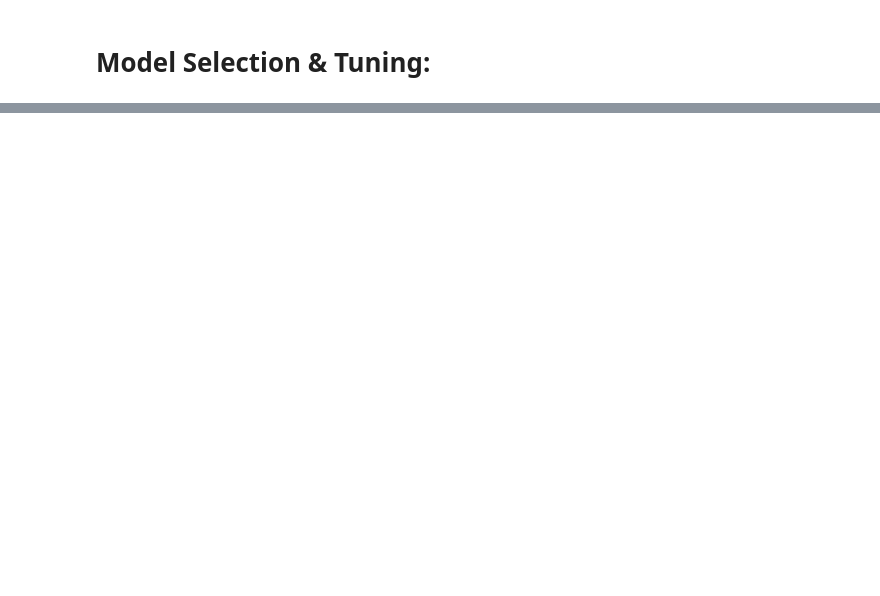
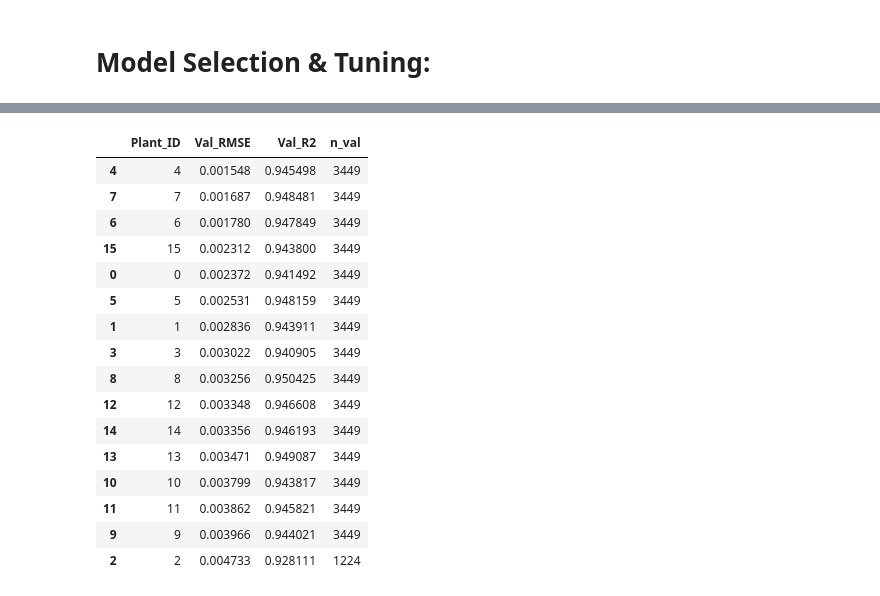
Before and after one commit to Katpst/Solar-Energy-Production-Forecasting, a Jupyter notebook: ML_Forecasting.ipynb, the cells around one changed output, grey strips where cells are left out. Cells and saved outputs as stored; diff of their text form; code cells hidden in the pictures; blank space fills up the shorter version.

```diff
--- a/ML_Forecasting.ipynb
+++ b/ML_Forecasting.ipynb
@@ -811,0 +920,81 @@ KeyboardInterrupt:
+# %%
+#Function to apply light model to each plant
+def train_evaluate_lgbm_local(X_train, y_train, X_val, y_val):
+    """
+    Trains and evaluates a LightGBM model for a single plant.
+    Returns validation RMSE and R2 scores.
+    """
+    model = lgb.LGBMRegressor(n_estimators=100, random_state=42)
+    model.fit(X_train, y_train)
+
+    val_preds = model.predict(X_val)
+    val_preds = np.clip(val_preds, 0, None) # Ensure non-negative predictions
+
+    rmse = np.sqrt(mean_squared_error(y_val, val_preds))
+    r2 = r2_score(y_val, val_preds)
+    return rmse, r2
+# %%
+# create a list to store local results (one model per plant)
+local_model_results = []
+
+# get the unique plant ids from the raw plant id column
+unique_plant_ids = sorted(X_train_orig["Plant_ID_raw"].dropna().unique())
+
+# drop the id columns because in a local model we already know the plant
+# (so Plant_ID_raw and Plant_ID_* one-hot columns add no useful information)
+plant_id_cols_to_drop = ["Plant_ID_raw"] + [c for c in X_train_orig.columns if c.startswith("Plant_ID_")]
+
+
+# loop over each plant and train a separate model
+for plant_id in unique_plant_ids:
+
+    # filter train set for this plant
+    X_train_plant = X_train_orig[X_train_orig["Plant_ID_raw"] == plant_id].copy()
+    y_train_plant = y_train[X_train_orig["Plant_ID_raw"] == plant_id].copy()
+
+    # filter validation set for this plant
+    X_val_plant = X_val_orig[X_val_orig["Plant_ID_raw"] == plant_id].copy()
+    y_val_plant = y_val[X_val_orig["Plant_ID_raw"] == plant_id].copy()
+
+    # drop Plant_ID-related columns from both sets
+    X_train_plant_filtered = X_train_plant.drop(columns=plant_id_cols_to_drop, errors="ignore")
+    X_val_plant_filtered   = X_val_plant.drop(columns=plant_id_cols_to_drop, errors="ignore")
+
+    # align validation columns to training columns (avoid column mismatch errors)
+    X_val_plant_filtered = X_val_plant_filtered.reindex(columns=X_train_plant_filtered.columns, fill_value=0)
+
+    # train + evaluate the local LightGBM model for this plant
+    rmse, r2 = train_evaluate_lgbm_local(
+        X_train_plant_filtered, y_train_plant,
+        X_val_plant_filtered,   y_val_plant
+    )
+
+    # store results
+    local_model_results.append({
+        "Plant_ID": plant_id,
+        "Val_RMSE": rmse,
+        "Val_R2": r2,
+        "n_val": len(y_val_plant)
+    })
+
+
+local_results_df = pd.DataFrame(local_model_results).sort_values("Val_RMSE")
+display(local_results_df)
+# %% [output]
+|  | Plant_ID | Val_RMSE | Val_R2 | n_val |
+| 4 | 4 | 0.001548 | 0.945498 | 3449 |
+| 7 | 7 | 0.001687 | 0.948481 | 3449 |
+| 6 | 6 | 0.001780 | 0.947849 | 3449 |
+| 15 | 15 | 0.002312 | 0.943800 | 3449 |
+| 0 | 0 | 0.002372 | 0.941492 | 3449 |
+| 5 | 5 | 0.002531 | 0.948159 | 3449 |
+| 1 | 1 | 0.002836 | 0.943911 | 3449 |
+| 3 | 3 | 0.003022 | 0.940905 | 3449 |
+| 8 | 8 | 0.003256 | 0.950425 | 3449 |
+| 12 | 12 | 0.003348 | 0.946608 | 3449 |
+| 14 | 14 | 0.003356 | 0.946193 | 3449 |
+| 13 | 13 | 0.003471 | 0.949087 | 3449 |
+| 10 | 10 | 0.003799 | 0.943817 | 3449 |
+| 11 | 11 | 0.003862 | 0.945821 | 3449 |
+| 9 | 9 | 0.003966 | 0.944021 | 3449 |
+| 2 | 2 | 0.004733 | 0.928111 | 1224 |
```
Also changed, not shown: parts of 21 cells of this notebook.
